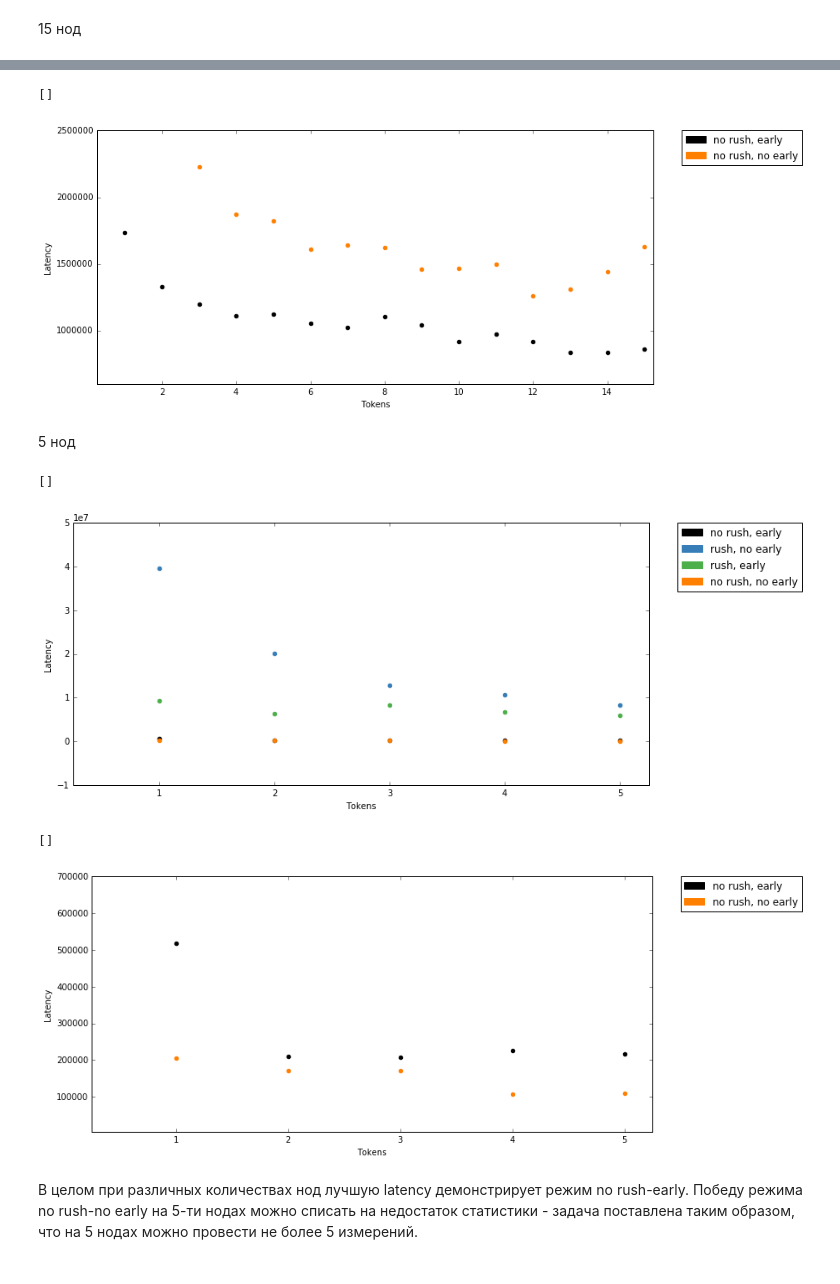
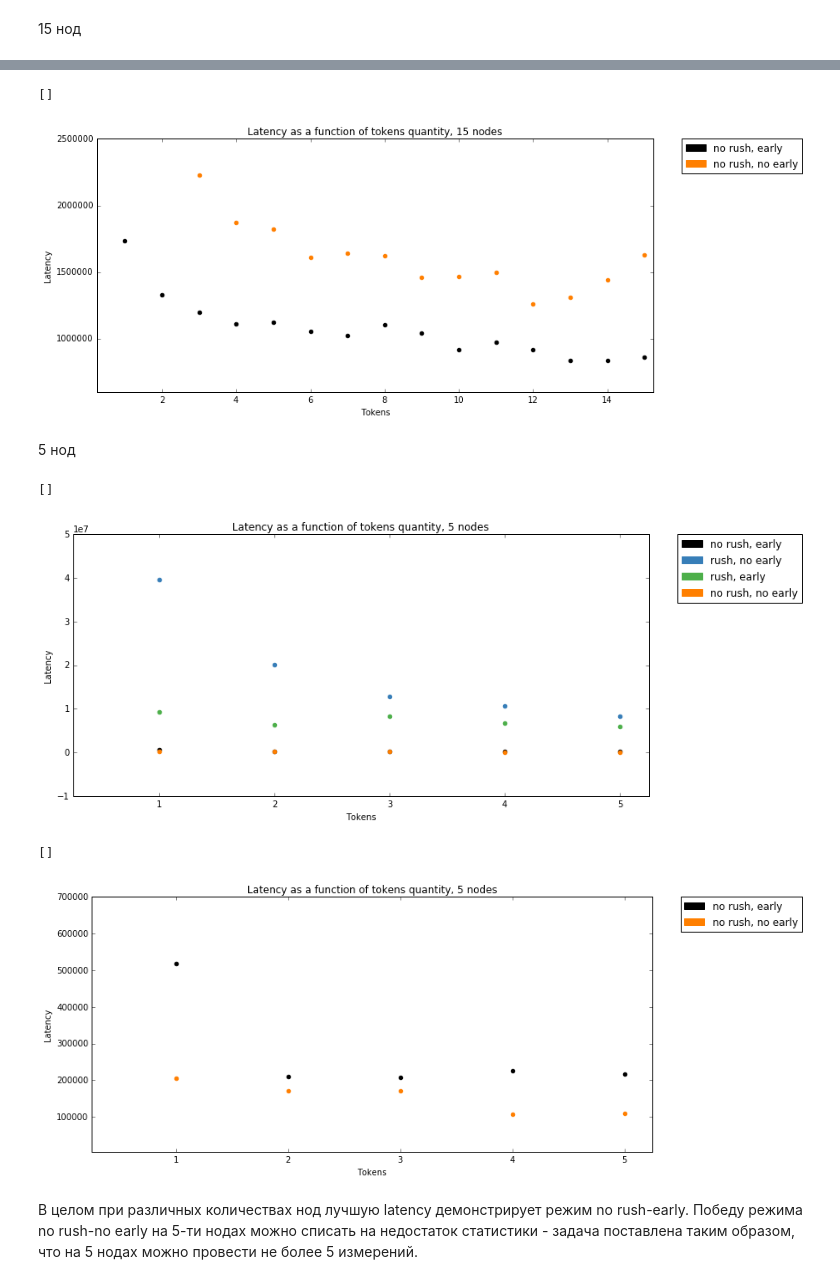
Before and after one commit to mrGlebao/TokenRing, a Jupyter notebook: research/MetaNotebookProcess.ipynb, the cells around one changed output, grey strips where cells are left out. Drawn from its saved outputs; the diff is of its cells as text; code cells hidden in the pictures.

```diff
--- a/research/MetaNotebookProcess.ipynb
+++ b/research/MetaNotebookProcess.ipynb
@@ -480,6 +497,7 @@ figure_for_scatter()
 plt.subplot(211)
 plt.xlabel("Tokens")
 plt.ylabel("Latency")
+plt.title("Latency as a function of tokens quantity, 15 nodes")
 plt.scatter(norush_early_15nodes["tok"], norush_early_15nodes["rec"], color="black")
 plt.scatter(norush_noearly_15nodes["tok"], norush_noearly_15nodes["rec"], color="#ff7f00")
 plt.legend(bbox_to_anchor=(1.05, 1), loc=2, borderaxespad=0., handles=[red_patch, yellow_patch])
@@ -488,7 +506,7 @@ plt.xlim(xmax = 15.25, xmin = 0.25)
 plt.plot()
 # %% [output]
 []
-[figure, old version]
+[figure, new version]
 # %% [markdown]
 5 нод
 # %%
@@ -496,6 +514,7 @@ figure_for_scatter()
 plt.subplot(211)
 plt.xlabel("Tokens")
 plt.ylabel("Latency")
+plt.title("Latency as a function of tokens quantity, 5 nodes")
 plt.scatter(norush_early_5nodes["tok"], norush_early_5nodes["rec"], color="black")
 plt.scatter(norush_noearly_5nodes["tok"], norush_noearly_5nodes["rec"], color="#ff7f00")
 plt.scatter(rush_early_5nodes["tok"], rush_early_5nodes["rec"], color="#4daf4a")
@@ -507,20 +526,21 @@ plt.legend(bbox_to_anchor=(1.05, 1), loc=2, borderaxespad=0., handles=[red_patch
 plt.plot()
 # %% [output]
 []
-[figure, old version]
+[figure, new version]
 # %%
 figure_for_scatter()
 plt.subplot(211)
 plt.xlabel("Tokens")
 plt.ylabel("Latency")
+plt.title("Latency as a function of tokens quantity, 5 nodes")
 plt.scatter(norush_early_5nodes["tok"], norush_early_5nodes["rec"], color="black")
 plt.scatter(norush_noearly_5nodes["tok"], norush_noearly_5nodes["rec"], color="#ff7f00")
 plt.legend(bbox_to_anchor=(1.05, 1), loc=2, borderaxespad=0., handles=[red_patch, yellow_patch])
 plt.ylim(ymax=700000, ymin = 5000)
 plt.xlim(xmax = 5.25, xmin = 0.25)
 plt.plot()
 # %% [output]
 []
-[figure, old version]
+[figure, new version]
 # %% [markdown]
 В целом при различных количествах нод лучшую latency демонстрирует режим no rush-early. Победу режима no rush-no early на 5-ти нодах можно списать на недостаток статистики - задача поставлена таким образом, что на 5 нодах можно провести не более 5 измерений.
```
Also changed, not shown: parts of 19 cells of this notebook.
